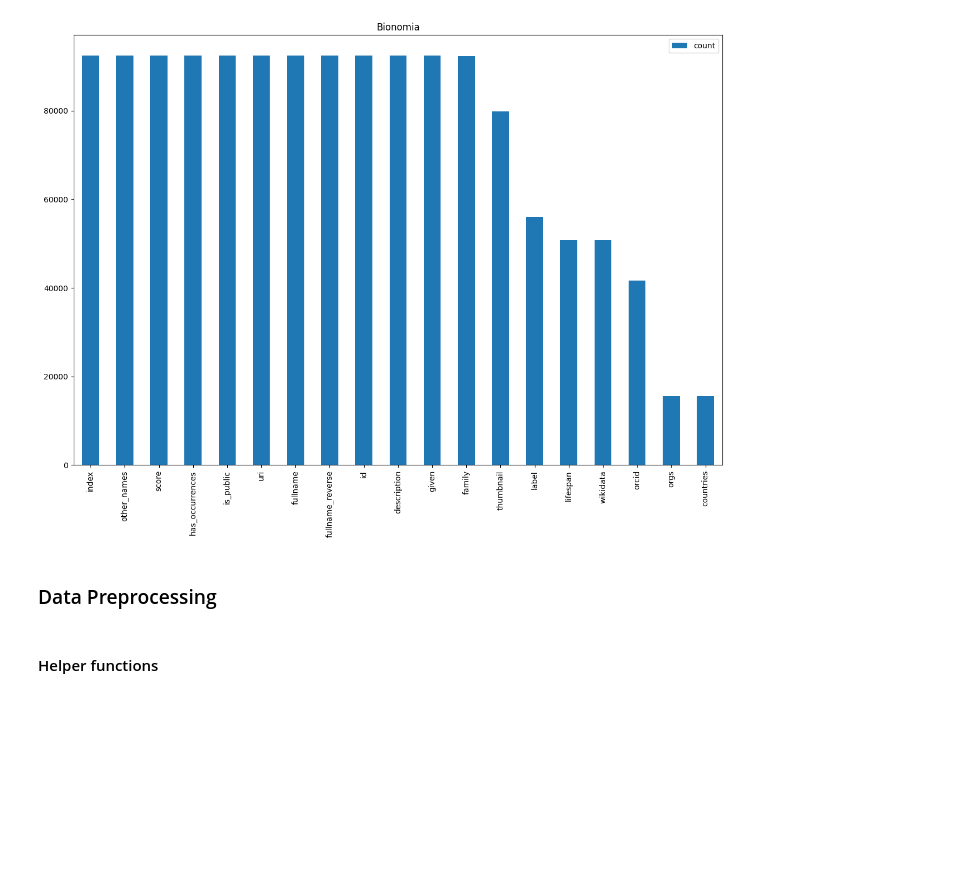
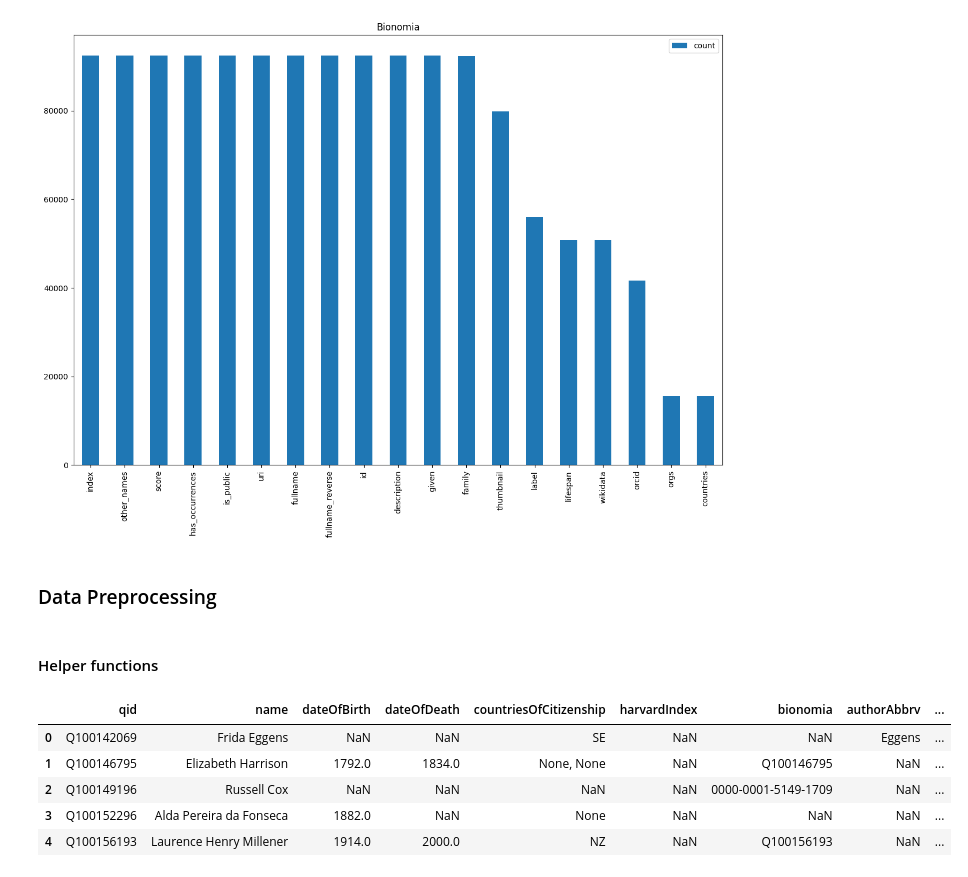
Before and after one commit to NaturalHistoryMuseum/people-disambiguation, a Jupyter notebook: source_code/experiments.ipynb, the cells around one changed output. Drawn from its saved outputs; the diff is of its cells as text; code cells hidden in the pictures; blank space fills up the shorter version.

```diff
--- a/source_code/experiments.ipynb
+++ b/source_code/experiments.ipynb
@@ -189,7 +189,7 @@ def clean_text(text): # fb
 
 def remove_spec_in_col(df, col):
     newCol = []
-    for index, rowValue in df[col].iteritems():
+    for index, rowValue in df[col].items():
         if pd.notnull(rowValue):
             newCol.append(clean_text(rowValue))
         else:
@@ -211,7 +211,7 @@ def get_year(date_str):
 
 def convert_date2year(df, col):
     newCol = []
-    for index, rowValue in df[col].iteritems():
+    for index, rowValue in df[col].items():
         if pd.notnull(rowValue):
             newCol.append(get_year(rowValue))
         else:
@@ -241,19 +241,29 @@ def get_DoB_DoD(List):
 def get_lifespan_DoB_DoD(df, col):
     birthYear = []
     deathYear = []
-    for index, rowValue in df[col].iteritems():
+    for index, rowValue in df[col].items():
         temp = get_DoB_DoD(get_lifespan_year(rowValue))
         birthYear.append(temp[0])
         deathYear.append(temp[1])
     return birthYear, deathYear
 # %%
-a = wiki_data[['id','label','dateOfBirth','dateOfDeath','countryOfCitizenshipISO',
-              'harvardIndex','bionomia','authorAbbrv','aliases']].copy()
-a['firstName'] = a['label'].str.split('\s+').str[0]
-a['lastName'] = a['label'].str.split('\s+').str[-1]
+a = wiki_data[['qid','name','dateOfBirth','dateOfDeath','countriesOfCitizenship',
+              'harvardIndex','bionomia','authorAbbrv','aliases','employers','employerCountries']].copy()
+a['firstName'] = a['name'].str.split('\s+').str[0]
+a['lastName'] = a['name'].str.split('\s+').str[-1]
 a['dateOfBirth'] = convert_date2year(a,'dateOfBirth')
 a['dateOfDeath'] = convert_date2year(a,'dateOfDeath')
+a['employers'] = remove_spec_in_col(a,'employers')
 a['aliases'] = remove_spec_in_col(a,'aliases')
+a['countriesOfCitizenship'] = remove_spec_in_col(a,'countriesOfCitizenship')
+a['employerCountries'] = remove_spec_in_col(a,'employerCountries')
 a['harvardIndex'] = pd.to_numeric(a['harvardIndex'],errors='coerce')
-a['countryOfCitizenshipISO'] = remove_spec_in_col(a,'countryOfCitizenshipISO')
+a['countries'] = pd.concat([a['countriesOfCitizenship'], a['employerCountries']], ignore_index=True)
 a.head()
+# %% [output]
+|  | qid | name | dateOfBirth | dateOfDeath | countriesOfCitizenship | harvardIndex | bionomia | authorAbbrv | ... |
+| 0 | Q100142069 | Frida Eggens | NaN | NaN | SE | NaN | NaN | Eggens | ... |
+| 1 | Q100146795 | Elizabeth Harrison | 1792.0 | 1834.0 | None, None | NaN | Q100146795 | NaN | ... |
+| 2 | Q100149196 | Russell Cox | NaN | NaN | NaN | NaN | 0000-0001-5149-1709 | NaN | ... |
+| 3 | Q100152296 | Alda Pereira da Fonseca | 1882.0 | NaN | None | NaN | NaN | NaN | ... |
+| 4 | Q100156193 | Laurence Henry Millener | 1914.0 | 2000.0 | NZ | NaN | Q100156193 | NaN | ... |
```
Also changed, not shown: parts of 2 cells of this notebook.
